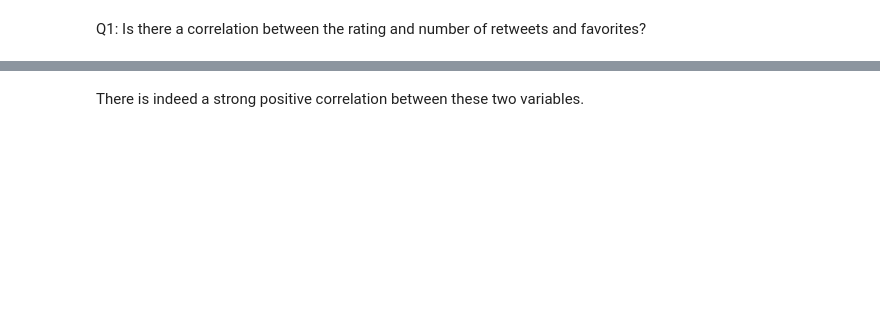
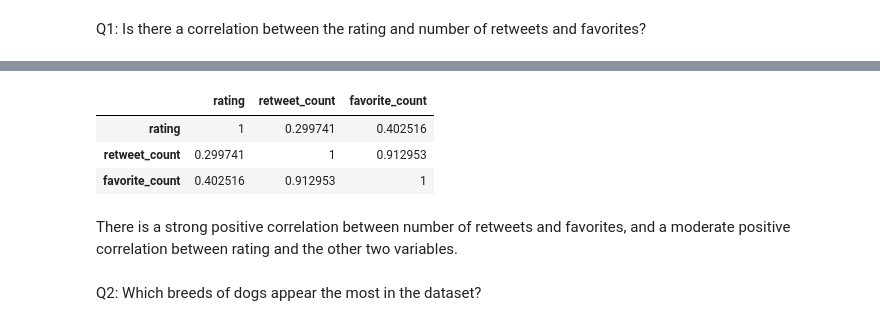
Before and after one commit to jgu1989/UdacityDataAnalystNanodegree, a Jupyter notebook: 4_Wrangle_Analyze/wrangle_act.ipynb, the cells around one changed output, grey strips where cells are left out. Drawn from its saved outputs; the diff is of its cells as text; code cells hidden in the pictures; blank space fills up the shorter version.

Commit message:
Analyze correlations

```diff
--- a/4_Wrangle_Analyze/wrangle_act.ipynb
+++ b/4_Wrangle_Analyze/wrangle_act.ipynb
@@ -677,0 +700,3 @@ sns.jointplot(data = df_inner, x='retweet_count', y='favorite_count', kind='reg'
+# %%
+# remove ratings>1.5
+df_rating = df_inner[df_inner.rating < 1.5]
@@ -678,2 +708,12 @@ sns.jointplot(data = df_inner, x='retweet_count', y='favorite_count', kind='reg'
+# %%
+corr = df_rating[['rating','retweet_count','favorite_count']].corr()
+corr.style.background_gradient()
+# %% [output]
+|  | rating | retweet_count | favorite_count |
+| rating | 1 | 0.299741 | 0.402516 |
+| retweet_count | 0.299741 | 1 | 0.912953 |
+| favorite_count | 0.402516 | 0.912953 | 1 |
 # %% [markdown]
-There is indeed a strong positive correlation between these two variables.
+There is a strong positive correlation between number of retweets and favorites, and a moderate positive correlation between rating and the other two variables.
+# %% [markdown]
+Q2: Which breeds of dogs appear the most in the dataset?
```
Also changed, not shown: parts of 11 cells of this notebook.
